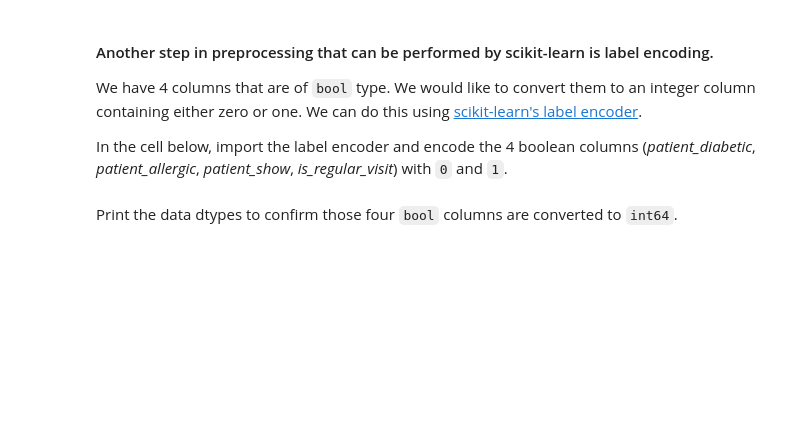
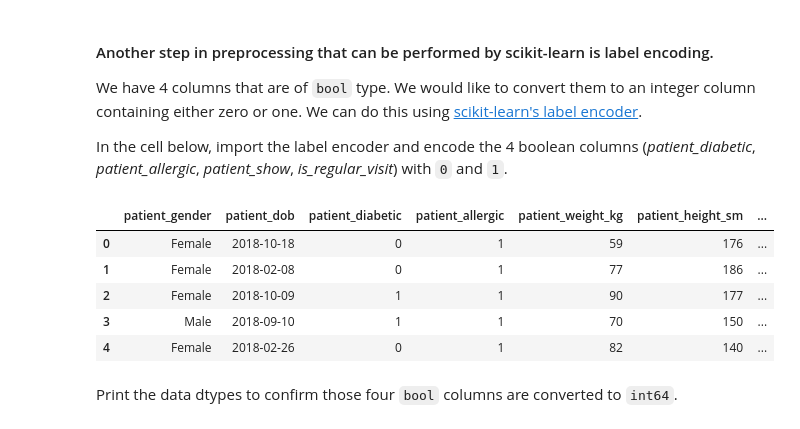
Before and after one commit to ta-data-lis/lab-unsupervised-learning-and-sklearn, a Jupyter notebook: your-code/main.ipynb, the cells around one changed output. Drawn from its saved outputs; the diff is of its cells as text; code cells hidden in the pictures; blank space fills up the shorter version.

```diff
--- a/your-code/main.ipynb
+++ b/your-code/main.ipynb
@@ -379,3 +373,33 @@ from sklearn.preprocessing import LabelEncoder
+# %%
+# Your code here:
+
+bool_columns = ['patient_diabetic', 'patient_allergic', 'patient_show', 'is_regular_visit']
+
+from sklearn.preprocessing import LabelEncoder
+
+# initialize
+le = LabelEncoder()
+
+# I'll iterate through the columns listed above
+for column in bool_columns:
+    # fit to each column
+    le.fit(patients[column])
+    # transform data in each column
+    patients[column] = le.transform(patients[column])
+
+# check if everything went well
+patients.head()
+
+# True = 1
+# False = 0
+# I guess the label encoder decides that True = 1 and False = 0 by default
+# %% [output]
+|  | patient_gender | patient_dob | patient_diabetic | patient_allergic | patient_weight_kg | patient_height_sm | ... |
+| 0 | Female | 2018-10-18 | 0 | 1 | 59 | 176 | ... |
+| 1 | Female | 2018-02-08 | 0 | 1 | 77 | 186 | ... |
+| 2 | Female | 2018-10-09 | 1 | 1 | 90 | 177 | ... |
+| 3 | Male | 2018-09-10 | 1 | 1 | 70 | 150 | ... |
+| 4 | Female | 2018-02-26 | 0 | 1 | 82 | 140 | ... |
 # %% [markdown]
 Print the data dtypes to confirm those four `bool` columns are converted to `int64`.
 # %%
```
Also changed, not shown: parts of 19 cells of this notebook.
